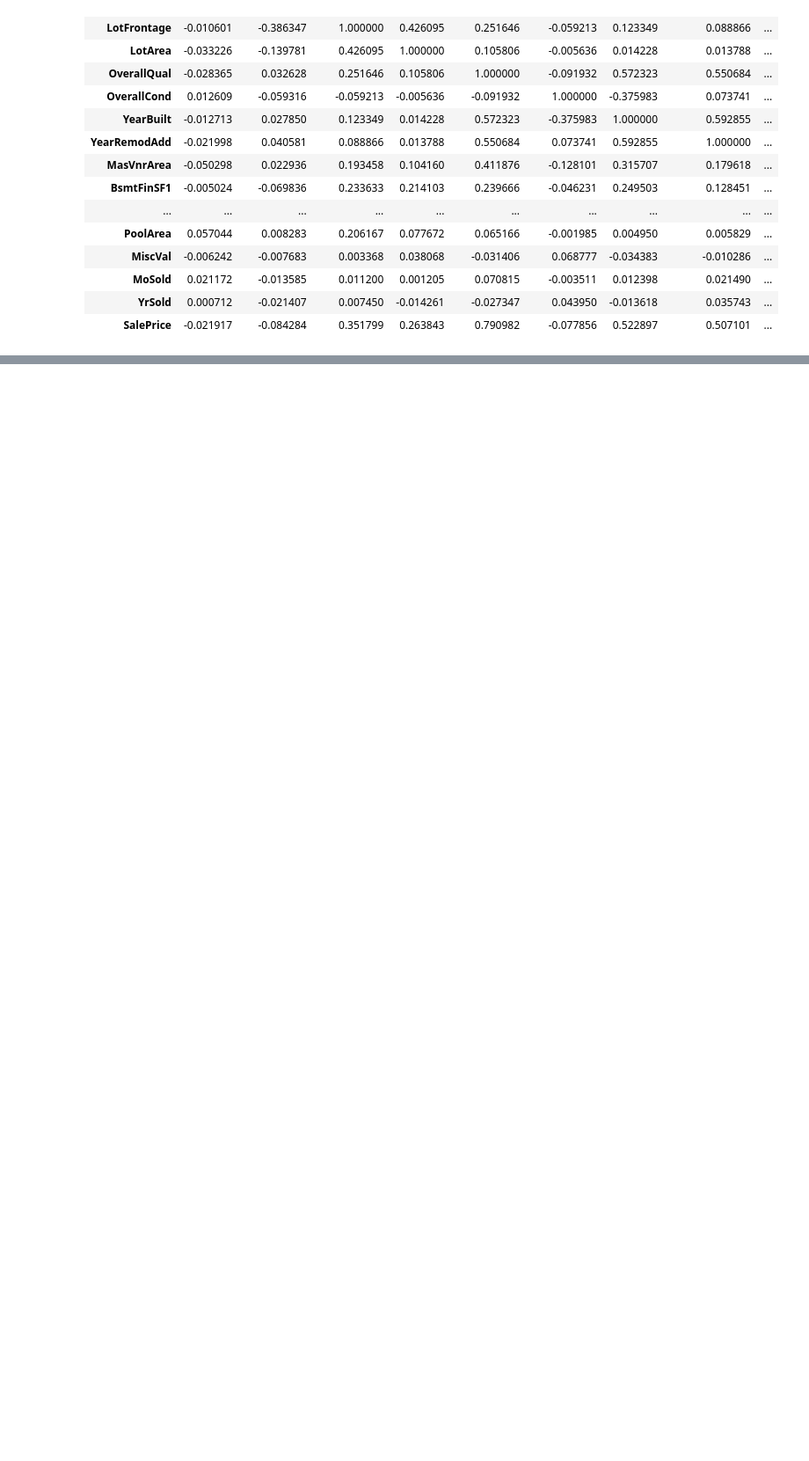
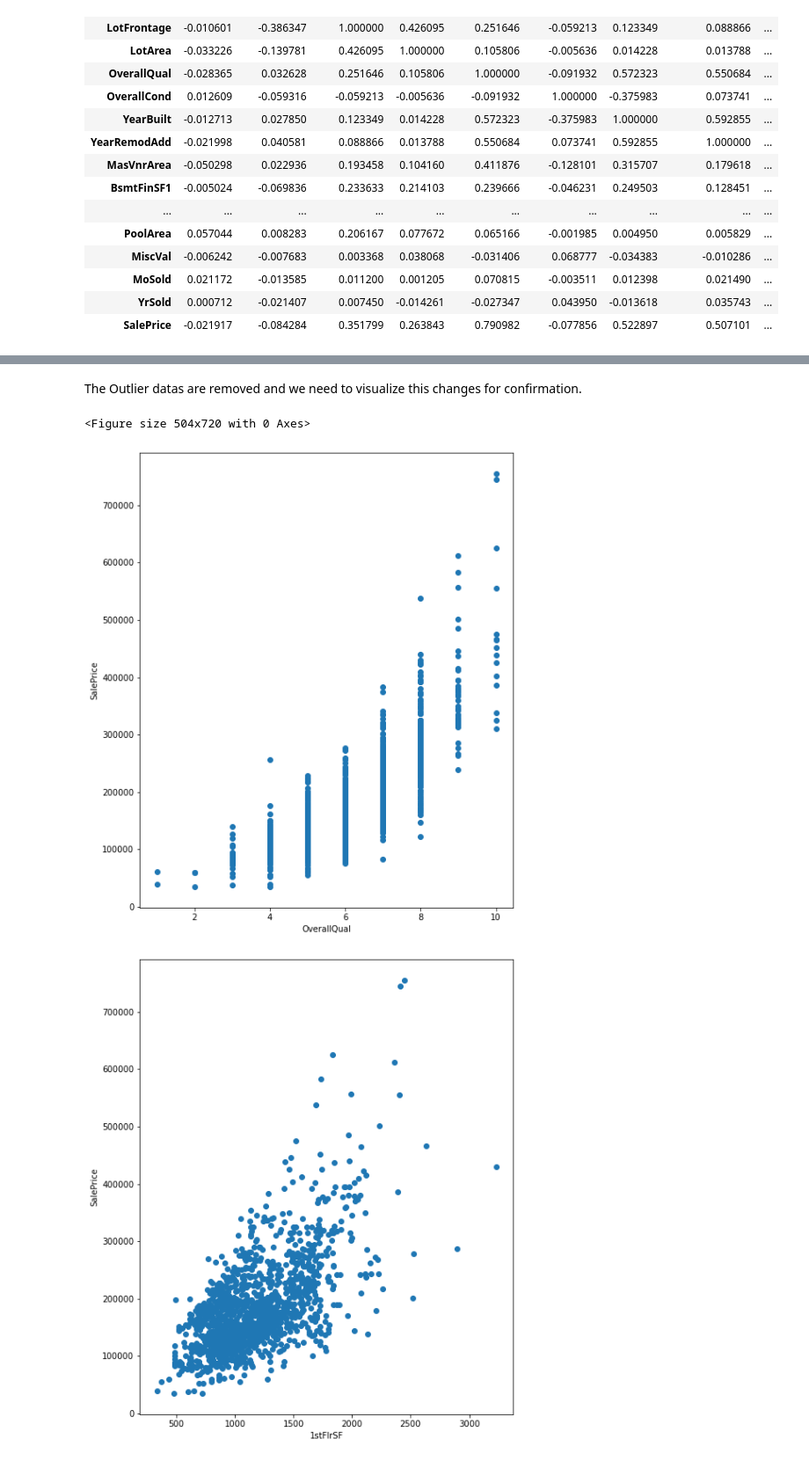
Before and after one commit to cappymayor/Housing_prices_regression, a Jupyter notebook: statistical-analysis.ipynb, the cells around one changed output, grey strips where cells are left out. Shown: that part at 88% size. Drawn from its saved outputs; the diff is of its cells as text; code cells hidden in the pictures; blank space fills up the shorter version.

```diff
--- a/statistical-analysis.ipynb
+++ b/statistical-analysis.ipynb
@@ -80,12 +56,0 @@ dtype: int64
-# %%
-plt.figure(figsize=(7,10))
-variables = ["OverallQual", "1stFlrSF", "GrLivArea", "FullBath", "TotRmsAbvGrd", "GarageCars", "GarageArea", "TotalBsmtSF"]
-Target_variable = corr_var["SalePrice"]
-
-
-for v in variables:
-    plt.figure(figsize=(8,10))
-    plt.scatter(corr_var[v], Target_variable)
-    plt.xlabel(v)
-    plt.ylabel("SalePrice")
-    plt.show()
@@ -138,12 +56,0 @@ corr_var = corr_var.drop(index=[523, 635, 1298, 581, 825, 1061, 1190, 1298])
-# %%
-plt.figure(figsize=(7,10))
-variables = ["OverallQual", "1stFlrSF", "GrLivArea", "FullBath", "TotRmsAbvGrd", "GarageCars", "GarageArea", "TotalBsmtSF"]
-Target_variable = corr_var["SalePrice"]
-
-
-for v in variables:
-    plt.figure(figsize=(8,10))
-    plt.scatter(corr_var[v], Target_variable)
-    plt.xlabel(v)
-    plt.ylabel("SalePrice")
-    plt.show()
@@ -223,0 +192,20 @@ reg.score(x, y)
+# %%
+Features_df = Features_df.drop(index = [523, 635, 1298, 581, 825, 1061, 1190, 1298])
+# %% [markdown]
+The Outlier datas are removed and we need to visualize this changes for confirmation.
+# %%
+plt.figure(figsize=(7,10))
+correlated_variables = [ "OverallQual", "1stFlrSF", "GrLivArea", "FullBath", "TotRmsAbvGrd", "GarageCars", "GarageArea", "TotalBsmtSF"]
+Target_variable = Features_df["SalePrice"]
+
+
+for v in correlated_variables:
+    plt.figure(figsize=(8,10))
+    plt.scatter(Features_df[v], Target_variable)
+    plt.xlabel(v)
+    plt.ylabel("SalePrice")
+    plt.show()
+# %% [output]
+<Figure size 504x720 with 0 Axes>
+[figure, added]
+[figure, added]
```
Also changed, not shown: parts of 69 cells of this notebook.
